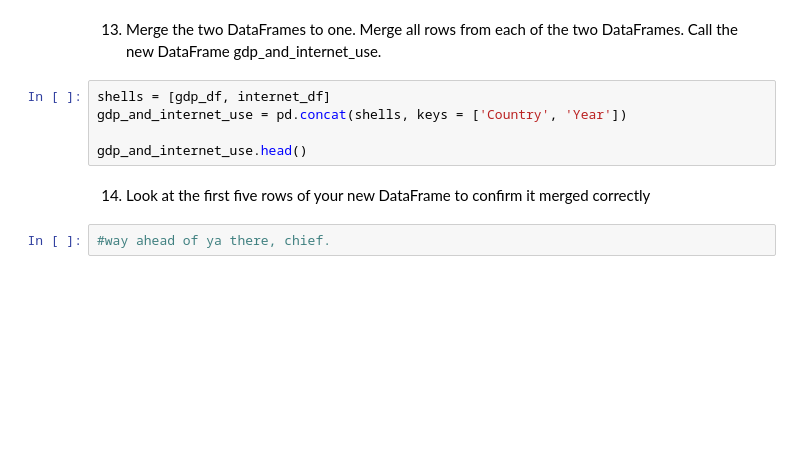
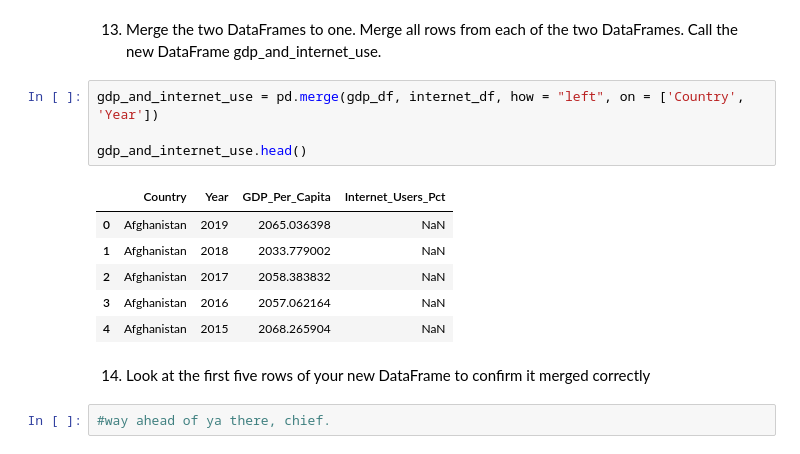
Before and after one commit to Cuiweiyi/gdp-and-internet-usage-Cuiweiyi, a Jupyter notebook: notebooks/Setup for the gdp_percap.ipynb, the cells around one changed output. Cells and saved outputs as stored; diff of their text form; blank space fills up the shorter version.

```diff
--- a/notebooks/Setup for the gdp_percap.ipynb
+++ b/notebooks/Setup for the gdp_percap.ipynb
@@ -75,10 +127,16 @@ print(internet_df)
 # %% [markdown]
 13. Merge the two DataFrames to one. Merge all rows from each of the two DataFrames. Call the new DataFrame gdp_and_internet_use.
-# %%
-shells = [gdp_df, internet_df]
-gdp_and_internet_use = pd.concat(shells, keys = ['Country', 'Year'])
-
-gdp_and_internet_use.head()
+# %%
+gdp_and_internet_use = pd.merge(gdp_df, internet_df, how = "left", on = ['Country', 'Year'])
+
+gdp_and_internet_use.head()
+# %% [output]
+|  | Country | Year | GDP_Per_Capita | Internet_Users_Pct |
+| 0 | Afghanistan | 2019 | 2065.036398 | NaN |
+| 1 | Afghanistan | 2018 | 2033.779002 | NaN |
+| 2 | Afghanistan | 2017 | 2058.383832 | NaN |
+| 3 | Afghanistan | 2016 | 2057.062164 | NaN |
+| 4 | Afghanistan | 2015 | 2068.265904 | NaN |
 # %% [markdown]
 14. Look at the first five rows of your new DataFrame to confirm it merged correctly
 # %%
```
Also changed, not shown: parts of 26 cells of this notebook.
